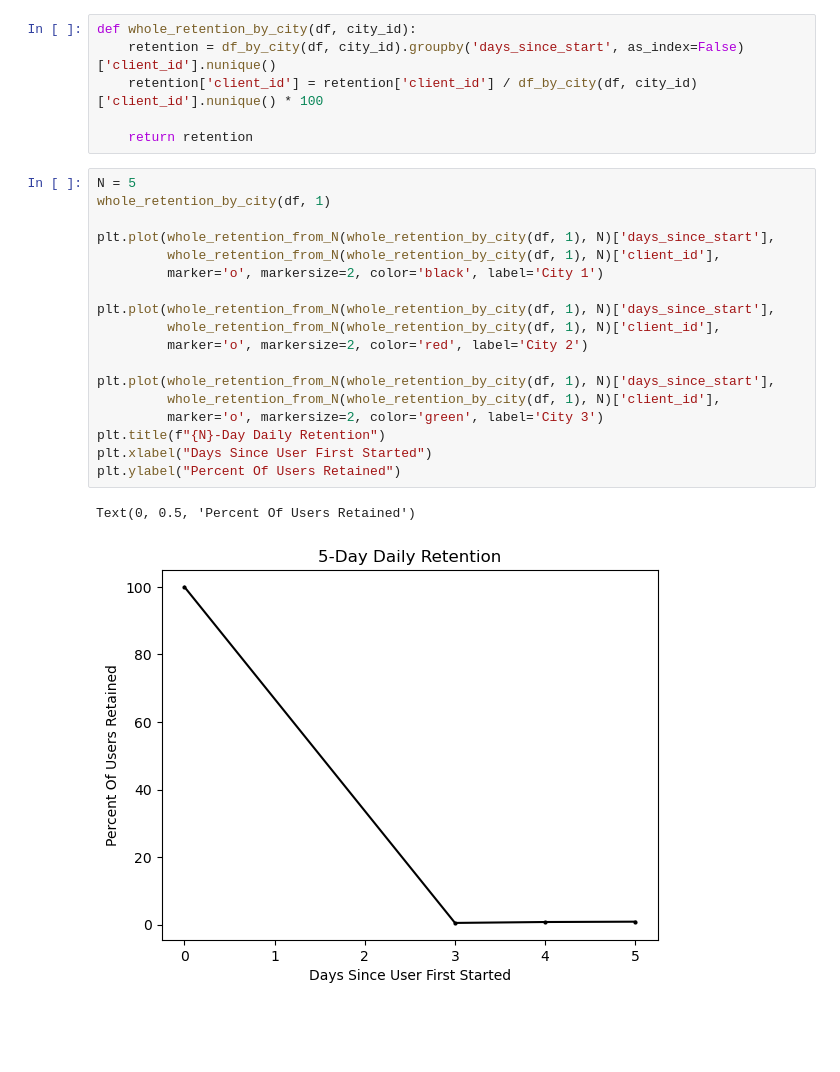
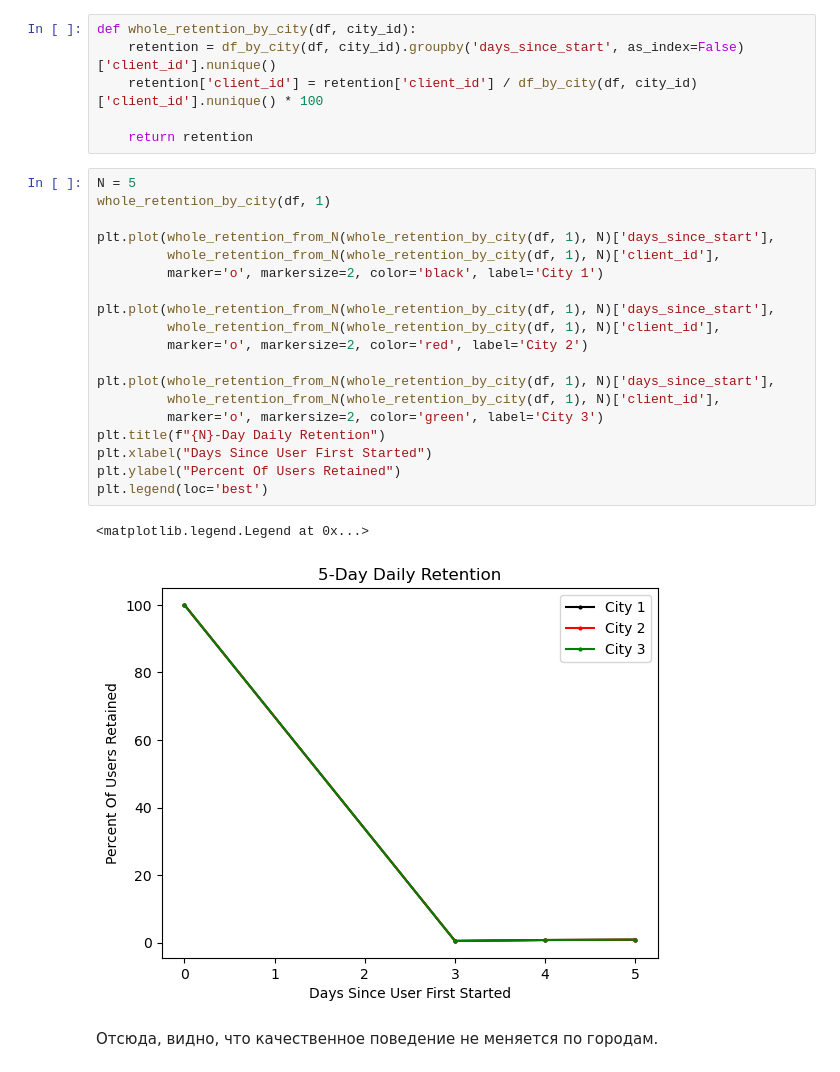
Before and after one commit to llmontoryxd/Hands_analytics, a Jupyter notebook: main.ipynb, the cells around one changed output. Saved outputs shown, nothing was run; the diff lists cells and outputs as text; blank space fills up the shorter version.

```diff
--- a/main.ipynb
+++ b/main.ipynb
@@ -276,21 +276,24 @@ def whole_retention_by_city(df, city_id):
 # %%
 N = 5
 whole_retention_by_city(df, 1)
 
 plt.plot(whole_retention_from_N(whole_retention_by_city(df, 1), N)['days_since_start'],
          whole_retention_from_N(whole_retention_by_city(df, 1), N)['client_id'],
          marker='o', markersize=2, color='black', label='City 1')
 
 plt.plot(whole_retention_from_N(whole_retention_by_city(df, 1), N)['days_since_start'],
          whole_retention_from_N(whole_retention_by_city(df, 1), N)['client_id'],
          marker='o', markersize=2, color='red', label='City 2')
 
 plt.plot(whole_retention_from_N(whole_retention_by_city(df, 1), N)['days_since_start'],
          whole_retention_from_N(whole_retention_by_city(df, 1), N)['client_id'],
          marker='o', markersize=2, color='green', label='City 3')
 plt.title(f"{N}-Day Daily Retention")
 plt.xlabel("Days Since User First Started")
 plt.ylabel("Percent Of Users Retained")
+plt.legend(loc='best')
 # %% [output]
-Text(0, 0.5, 'Percent Of Users Retained')
+<matplotlib.legend.Legend at 0x...>
-[figure, old version]
+[figure, new version]
+# %% [markdown]
+Отсюда, видно, что качественное поведение не меняется по городам.
```
